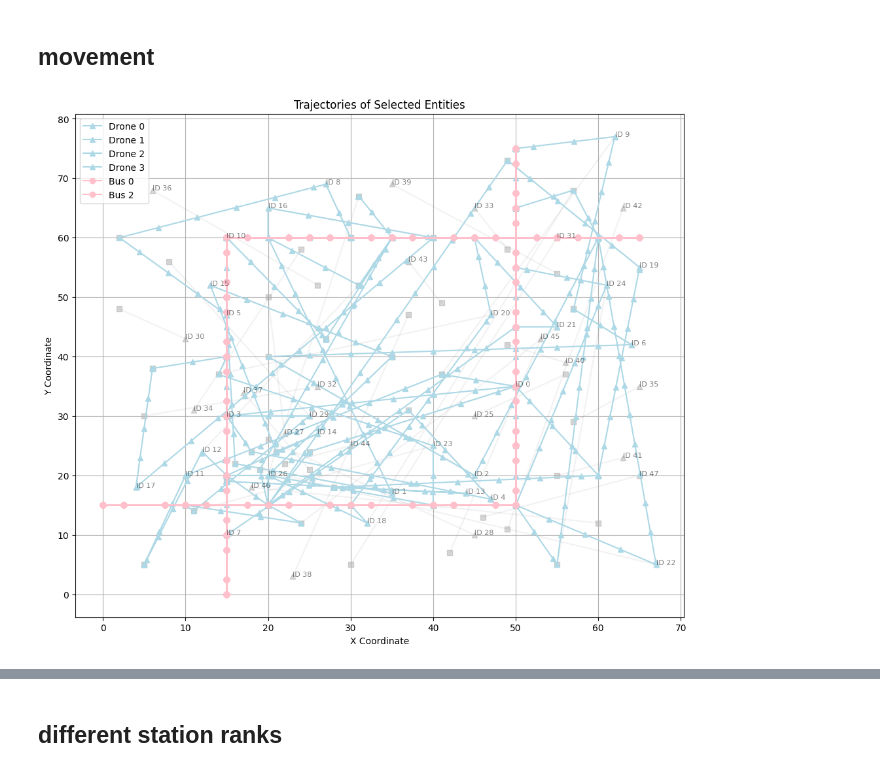
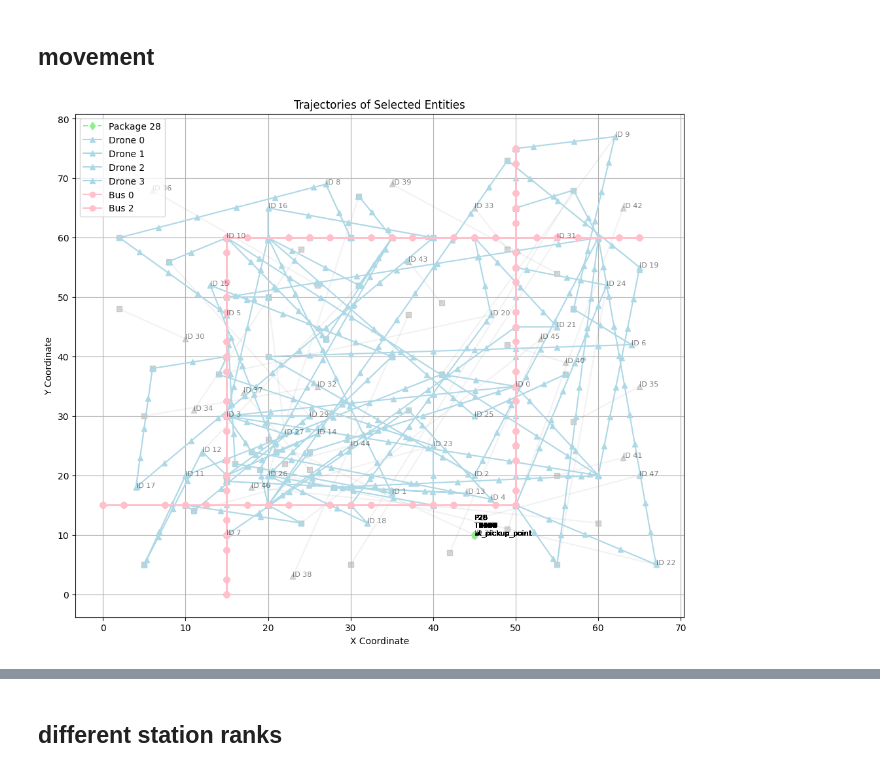
Before and after one commit to Jingren-Tang/New_Drone, a Jupyter notebook: DA_sample_project_future_assignment_regional_drone.ipynb, the cells around one changed output, grey strips where cells are left out. Drawn from its saved outputs; the diff is of its cells as text; code cells hidden in the pictures.

```diff
--- a/DA_sample_project_future_assignment_regional_drone.ipynb
+++ b/DA_sample_project_future_assignment_regional_drone.ipynb
@@ -531,7 +531,7 @@ for index, task in sorted_tasks.iterrows():
     }
     task_list.append(task_record)
 
-task_list = task_list[:30]
+task_list = task_list[:]
 # 输出任务列表
 # for task in task_list:
 #     print(f"Task {task['index']}: Pickup Task {task['pickup_task']} at {task['pickup_location']} "
@@ -2831,7 +3123,7 @@ bus_stations = [
     for index, row in bus_stations_df.iterrows()
 ]
 # 初始化模拟
-drone_fleet = DroneFleet(initial_drone_count=4)
+drone_fleet = DroneFleet(initial_drone_count=6)
 drone_fleet.task_queue_threshold = task_queue_threshold   # 创建4个区域的无人机
 
 for drone in drone_fleet.drones:
@@ -2873,6 +3165,10 @@ station_mapping = {(station.x, station.y): idx for idx, station in enumerate(bus
 
 while current_time <= total_time:
 
+# 在每次任务处理时添加
+    if task_index < len(tasks) and tasks[task_index]['index'] == 28:
+        print(f"时间 {current_time}: 处理任务28")
+        print(f"  状态: 取货={tasks[task_index]['pickup_status']}, 送货={tasks[task_index]['delivery_status']}")
 
     if current_time % 100 == 0:
         print(f"\n======== 时间: {current_time} ========")
@@ -3296,32 +3610,32 @@ def plot_multiple_trajectories(simulation_records, package_records, drone_ids=No
             if not drone_df.empty:
                 ax.plot(drone_df["x"], drone_df["y"],
                        linestyle="-", marker="^",
                        label=f"Drone {drone_id}",
                        color="lightblue")
 
     # 绘制巴士轨迹
     if bus_ids:
         for bus_id in bus_ids:
             bus_df = sim_df[(sim_df["entity"] == "bus") & (sim_df["id"] == bus_id)]
             if not bus_df.empty:
                 ax.plot(bus_df["x"], bus_df["y"],
                        linestyle="-", marker="o",
                        label=f"Bus {bus_id}",
                        color="pink")
 
     # 设置图表样式
     ax.set_title("Trajectories of Selected Entities")
     ax.set_xlabel("X Coordinate")
     ax.set_ylabel("Y Coordinate")
     ax.grid(True)
     ax.legend()
 
     plt.show()
 
 plot_multiple_trajectories(simulation_records, package_records,
                          drone_ids=[0,1,2,3
                         ],
                          bus_ids=[0,2],
-                         package_ids=[])
+                         package_ids=[28])
 # %% [output]
-[figure, old version]
+[figure, new version]
```
Also changed, not shown: parts of 11 cells of this notebook.
